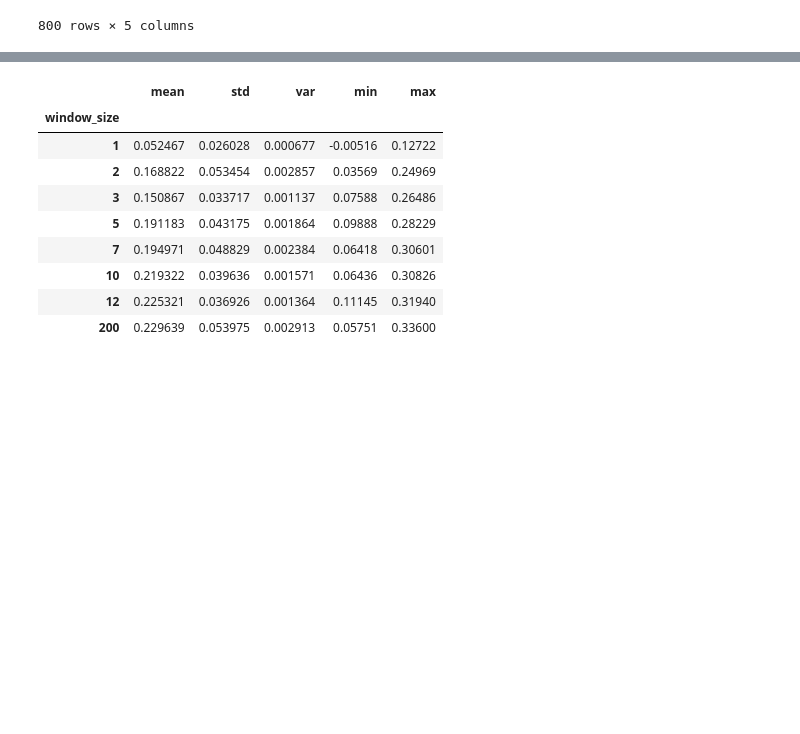
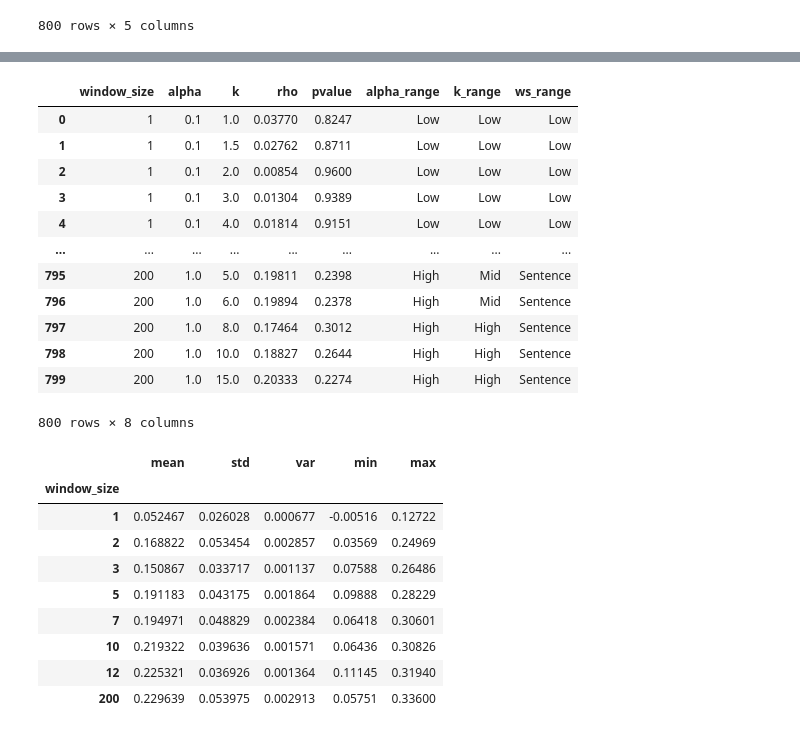
Before and after one commit to blietard/LexSemChange, a Jupyter notebook: results_visual.ipynb, the cells around one changed output, grey strips where cells are left out. Drawn from its saved outputs; the diff is of its cells as text; code cells hidden in the pictures; blank space fills up the shorter version.

```diff
--- a/results_visual.ipynb
+++ b/results_visual.ipynb
@@ -52,3 +111,19 @@ score_df
+# %%
+score_df
+# %% [output]
+|  | window_size | alpha | k | rho | pvalue | alpha_range | k_range | ws_range |
+| 0 | 1 | 0.1 | 1.0 | 0.03770 | 0.8247 | Low | Low | Low |
+| 1 | 1 | 0.1 | 1.5 | 0.02762 | 0.8711 | Low | Low | Low |
+| 2 | 1 | 0.1 | 2.0 | 0.00854 | 0.9600 | Low | Low | Low |
+| 3 | 1 | 0.1 | 3.0 | 0.01304 | 0.9389 | Low | Low | Low |
+| 4 | 1 | 0.1 | 4.0 | 0.01814 | 0.9151 | Low | Low | Low |
+| ... | ... | ... | ... | ... | ... | ... | ... | ... |
+| 795 | 200 | 1.0 | 5.0 | 0.19811 | 0.2398 | High | Mid | Sentence |
+| 796 | 200 | 1.0 | 6.0 | 0.19894 | 0.2378 | High | Mid | Sentence |
+| 797 | 200 | 1.0 | 8.0 | 0.17464 | 0.3012 | High | High | Sentence |
+| 798 | 200 | 1.0 | 10.0 | 0.18827 | 0.2644 | High | High | Sentence |
+| 799 | 200 | 1.0 | 15.0 | 0.20333 | 0.2274 | High | High | Sentence |
+800 rows × 8 columns
 # %%
 grp_ws = score_df.groupby('window_size')
 grp_a = score_df.groupby('alpha')
```
Also changed, not shown: parts of 10 cells of this notebook, 29 other files.
